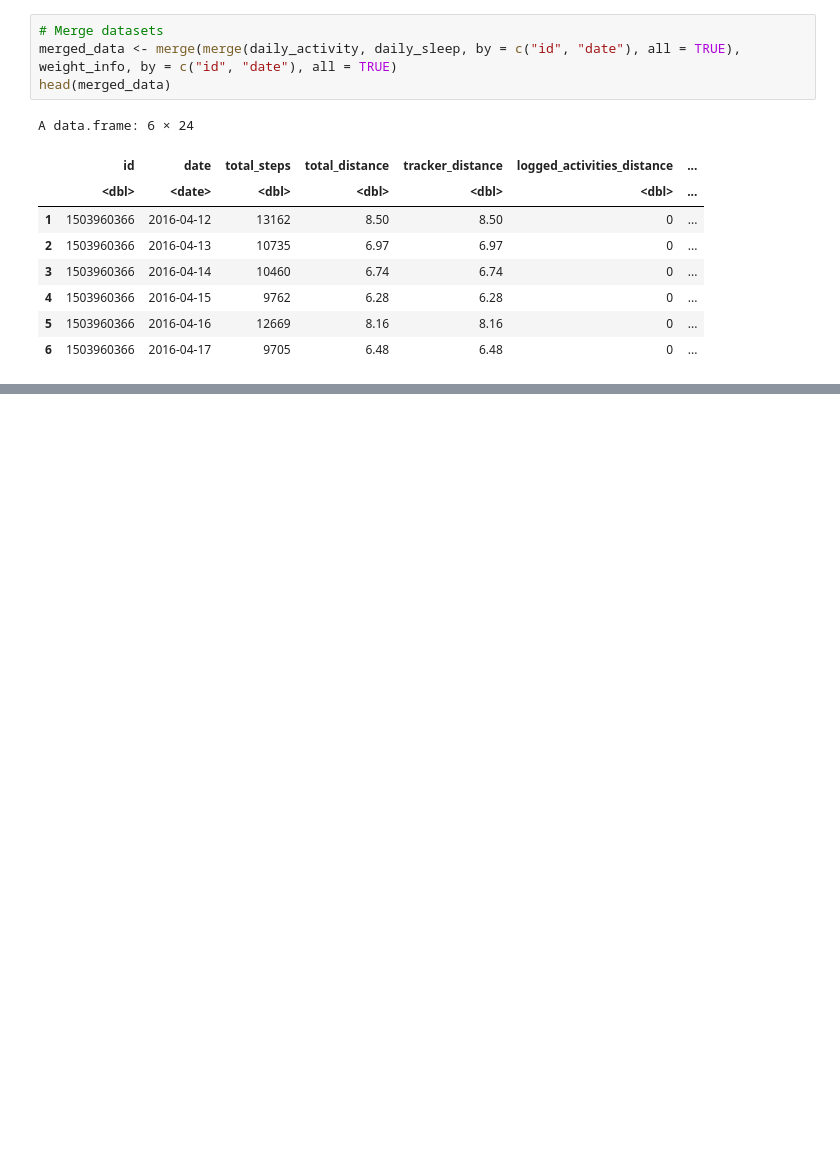
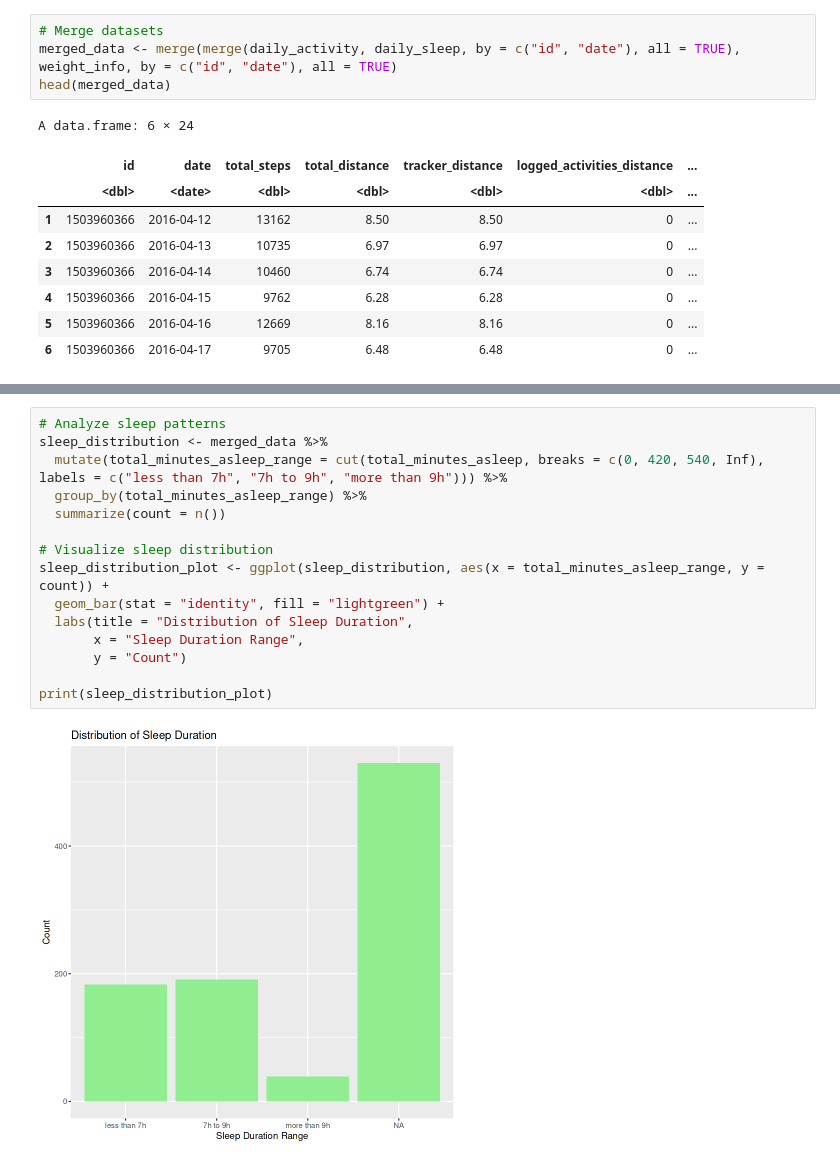
Before and after one commit to Isaac-Ndirangu-Muturi-749/FitBit_Tracker_Insights__Unveiling-Trends-in-Wellness-Technology-Consumer-Behavior, a Jupyter notebook: R_notebook.ipynb, the cells around one changed output, grey strips where cells are left out. Drawn from its saved outputs; the diff is of its cells as text; blank space fills up the shorter version.

```diff
--- a/R_notebook.ipynb
+++ b/R_notebook.ipynb
@@ -389,0 +241,17 @@ print(longitudinal_analysis)
+# %%
+# Analyze sleep patterns
+sleep_distribution <- merged_data %>%
+  mutate(total_minutes_asleep_range = cut(total_minutes_asleep, breaks = c(0, 420, 540, Inf), labels = c("less than 7h", "7h to 9h", "more than 9h"))) %>%
+  group_by(total_minutes_asleep_range) %>%
+  summarize(count = n())
+
+# Visualize sleep distribution
+sleep_distribution_plot <- ggplot(sleep_distribution, aes(x = total_minutes_asleep_range, y = count)) +
+  geom_bar(stat = "identity", fill = "lightgreen") +
+  labs(title = "Distribution of Sleep Duration",
+       x = "Sleep Duration Range",
+       y = "Count")
+
+print(sleep_distribution_plot)
+# %% [output]
+[figure, added]
```
Also changed, not shown: parts of 24 cells of this notebook.
